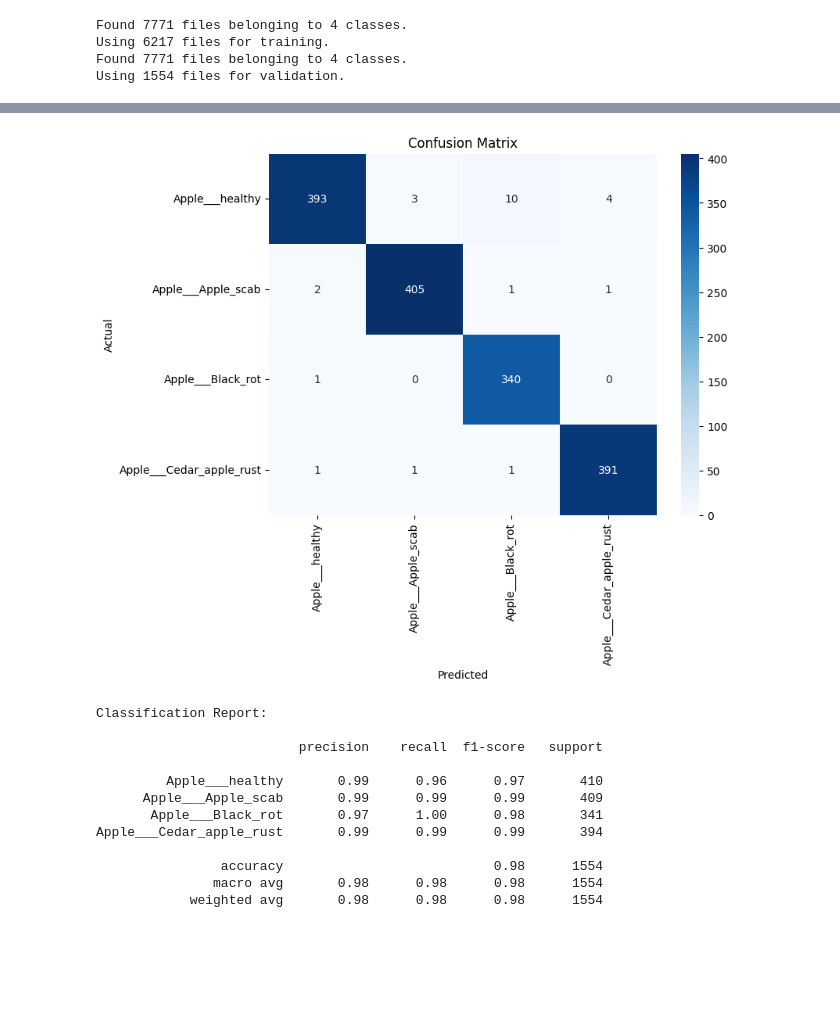
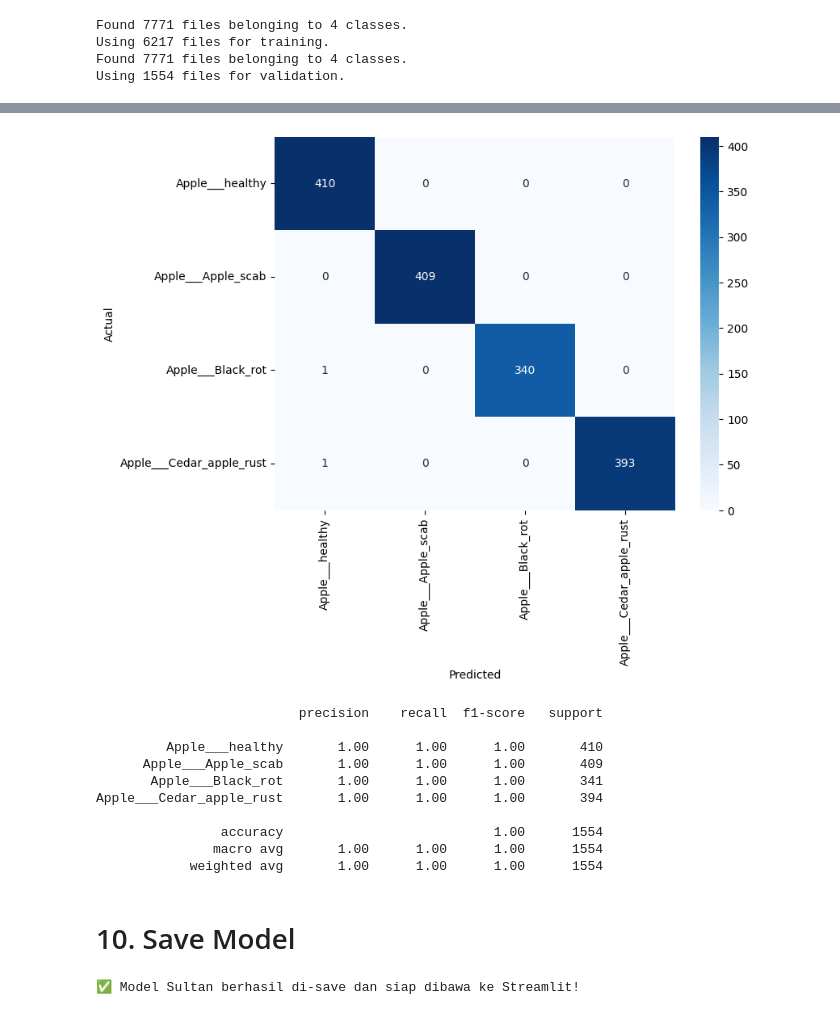
Before and after one commit to alvarotrytounderstand/Apple_Disease_Web, a Jupyter notebook: test.ipynb, the cells around one changed output, grey strips where cells are left out. Cells and saved outputs as stored; diff of their text form; code cells hidden in the pictures; blank space fills up the shorter version.

```diff
--- a/test.ipynb
+++ b/test.ipynb
@@ -157,9 +168,4 @@ Model: "sequential_3"
 # %%
-# 7. Training Model "Sultan"
-# Bersihin graph lama (penting kalau sering run ulang di notebook)
-tf.keras.backend.clear_session()
-
-# Callback Early Stopping
 early_stop = tf.keras.callbacks.EarlyStopping(
     monitor='val_loss',
     patience=3,
@@ -170,7 +176,7 @@ history = model.fit(
     train_dataset,
     validation_data=val_dataset,
     epochs=15,
-    callbacks=[early_stop],✅ 1. SAVE MODEL
+    callbacks=[early_stop],
     verbose=1
 )
 # %% [output]
@@ -198,4 +204,22 @@ Epoch 14/15
 # %%
-model.save("apple_disease_model.h5")
-print("Model berhasil disimpan sebagai apple_disease_model.h5")
+# Unfreeze base model
+base_model.trainable = True
+
+# Bekukan layer awal (sisakan 30 layer terakhir)
+for layer in base_model.layers[:-30]:
+    layer.trainable = False
+
+model.compile(
+    optimizer=tf.keras.optimizers.Adam(learning_rate=1e-5),
+    loss='categorical_crossentropy',
+    metrics=['accuracy']
+)
+
+fine_tune_history = model.fit(
+    train_dataset,
+    validation_data=val_dataset,
+    epochs=20,
+    callbacks=[early_stop],
+    verbose=1
+)
 # %% [output]
@@ -234,10 +271,7 @@ plt.show()
 # %%
-import numpy as np
 from sklearn.metrics import confusion_matrix, classification_report
 import seaborn as sns
-import matplotlib.pyplot as plt
 
-# Ambil label asli dan prediksi
 y_true = []
 y_pred = []
 
@@ -246,22 +280,16 @@ for images, labels in val_dataset:
     y_true.extend(np.argmax(labels.numpy(), axis=1))
     y_pred.extend(np.argmax(preds, axis=1))
 
-y_true = np.array(y_true)
-y_pred = np.array(y_pred)
-
-# Confusion Matrix
 cm = confusion_matrix(y_true, y_pred)
 
 plt.figure(figsize=(8,6))
-sns.heatmap(cm, annot=True, fmt='d', cmap='Blues',
+sns.heatmap(cm, annot=True, fmt='d',
             xticklabels=class_names,
-            yticklabels=class_names)
-plt.title("Confusion Matrix")
+            yticklabels=class_names,
+            cmap='Blues')
 plt.xlabel("Predicted")
 plt.ylabel("Actual")
 plt.show()
 
-# Classification Report
-print("Classification Report:\n")
 print(classification_report(y_true, y_pred, target_names=class_names))
 # %% [output]
@@ -286,13 +314,19 @@ print(classification_report(y_true, y_pred, target_names=class_names))
-[figure, old version]
+[figure, new version]
-Classification Report:
-
                           precision    recall  f1-score   support
 
-         Apple___healthy       0.99      0.96      0.97       410
-      Apple___Apple_scab       0.99      0.99      0.99       409
-       Apple___Black_rot       0.97      1.00      0.98       341
-Apple___Cedar_apple_rust       0.99      0.99      0.99       394
+         Apple___healthy       1.00      1.00      1.00       410
+      Apple___Apple_scab       1.00      1.00      1.00       409
+       Apple___Black_rot       1.00      1.00      1.00       341
+Apple___Cedar_apple_rust       1.00      1.00      1.00       394
 
-                accuracy                           0.98      1554
-               macro avg       0.98      0.98      0.98      1554
-            weighted avg       0.98      0.98      0.98      1554
+                accuracy                           1.00      1554
+               macro avg       1.00      1.00      1.00      1554
+            weighted avg       1.00      1.00      1.00      1554
+# %% [markdown]
+# 10. Save Model
+# %%
+# Save model keras
+model.save("apple_disease_robust.keras")
+print("✅ Model Sultan berhasil di-save dan siap dibawa ke Streamlit!")
+# %% [output]
+✅ Model Sultan berhasil di-save dan siap dibawa ke Streamlit!
```
Also changed, not shown: parts of 26 cells of this notebook, 1 other file.
